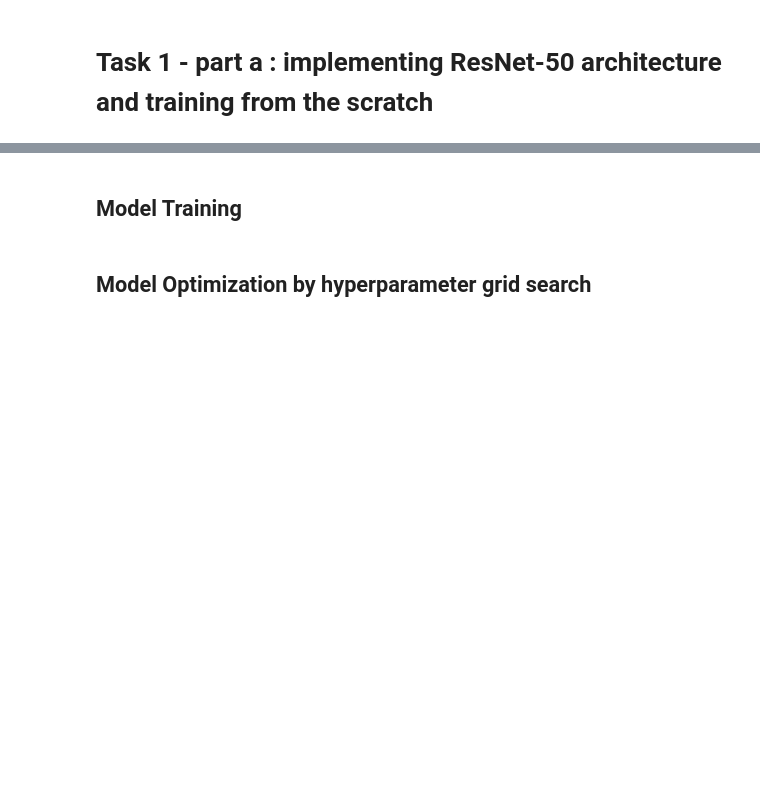
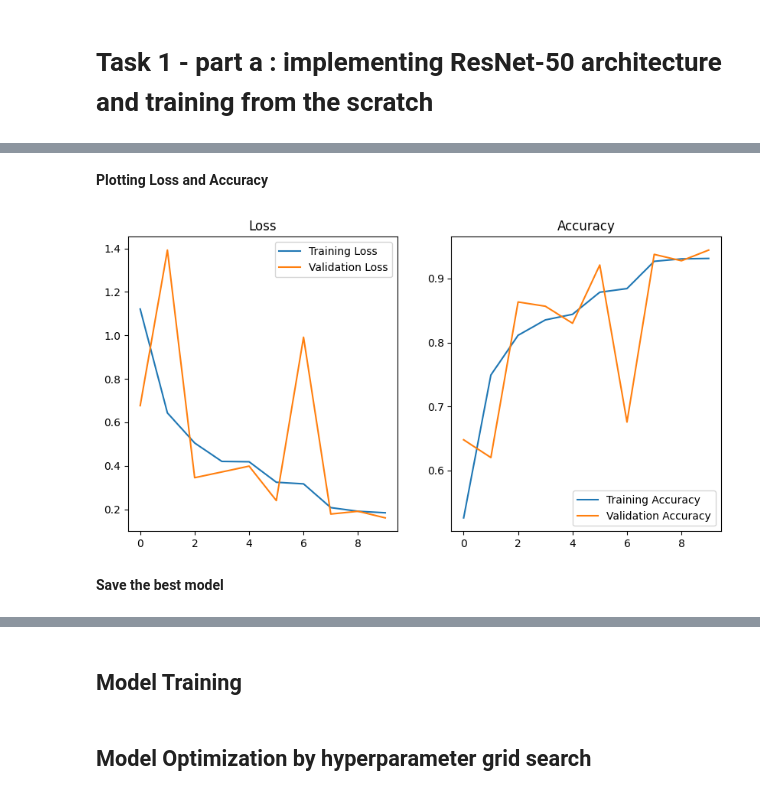
Before and after one commit to its-parmiss/Colorectal-cancer-classification---Transfer-learning-project, a Jupyter notebook: main.ipynb, the cells around one changed output, grey strips where cells are left out. Drawn from its saved outputs; the diff is of its cells as text; code cells hidden in the pictures; blank space fills up the shorter version.

```diff
--- a/main.ipynb
+++ b/main.ipynb
@@ -114,0 +172,20 @@ cuda
+# %%
+# 70% Training, 15% Validation, 15% Testing
+train_size = int(0.7 * len(colorectral_dataset))
+val_size = int(0.15 * len(colorectral_dataset))
+test_size = len(colorectral_dataset) - train_size - val_size
+
+# Split the dataset
+train_dataset, val_dataset, test_dataset = random_split(colorectral_dataset, [train_size, val_size, test_size])
+
+# Create dataloaders
+train_dataloader = torch.utils.data.DataLoader(train_dataset, batch_size=16, shuffle=True)
+val_dataloader = torch.utils.data.DataLoader(val_dataset, batch_size=16, shuffle=True)
+test_dataloader = torch.utils.data.DataLoader(test_dataset, batch_size=16, shuffle=True)
+
+
+# Now you can create your dataloaders dictionary
+colorectral_dataloaders = {'train': train_dataloader, 'val': val_dataloader, 'test': test_dataloader}
+
+# And your dataset_sizes dictionary
+colorectral_dataset_sizes = {'train': len(train_dataset), 'val': len(val_dataset), 'test': len(test_dataset)}
@@ -114,0 +304,8 @@ cuda
+# %%
+num_classes = 3
+classifier = ImageClassifier(num_classes=num_classes)
+model = classifier.create_model()
+criterion = classifier.get_loss()
+optimizer = classifier.get_optimizer(model)
+scheduler = classifier.get_scheduler(optimizer)
+colorectral_best_model, train_loss, val_loss, train_acc, val_acc, prediction, labels = classifier.run(colorectral_dataloaders, colorectral_dataset_sizes)
@@ -114,0 +342,22 @@ cuda
+# %% [markdown]
+**Plotting Loss and Accuracy**
+# %%
+# plot the training and validation loss and accuracy
+plt.figure(figsize=(10, 5))
+plt.subplot(1, 2, 1)
+plt.plot(train_loss, label='Training Loss')
+plt.plot(val_loss, label='Validation Loss')
+plt.legend()
+plt.title('Loss')
+
+plt.subplot(1, 2, 2)
+plt.plot(np.array(train_acc), label='Training Accuracy')
+plt.plot(np.array(val_acc), label='Validation Accuracy')
+plt.legend()
+plt.title('Accuracy')
+
+plt.show()
+# %% [output]
+[figure, added]
+# %% [markdown]
+**Save the best model**
```
Also changed, not shown: parts of 63 cells of this notebook, 3 other files.
